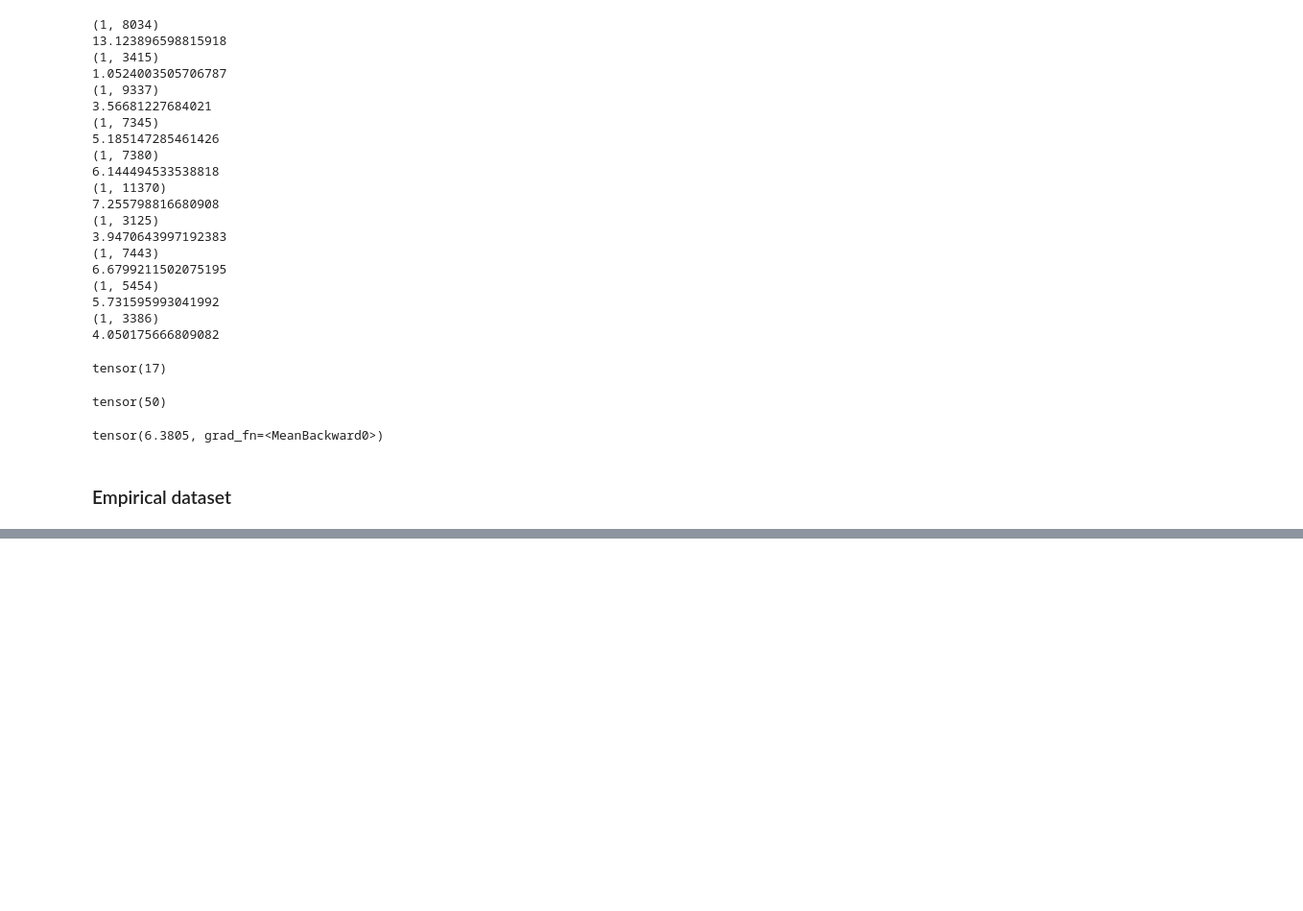
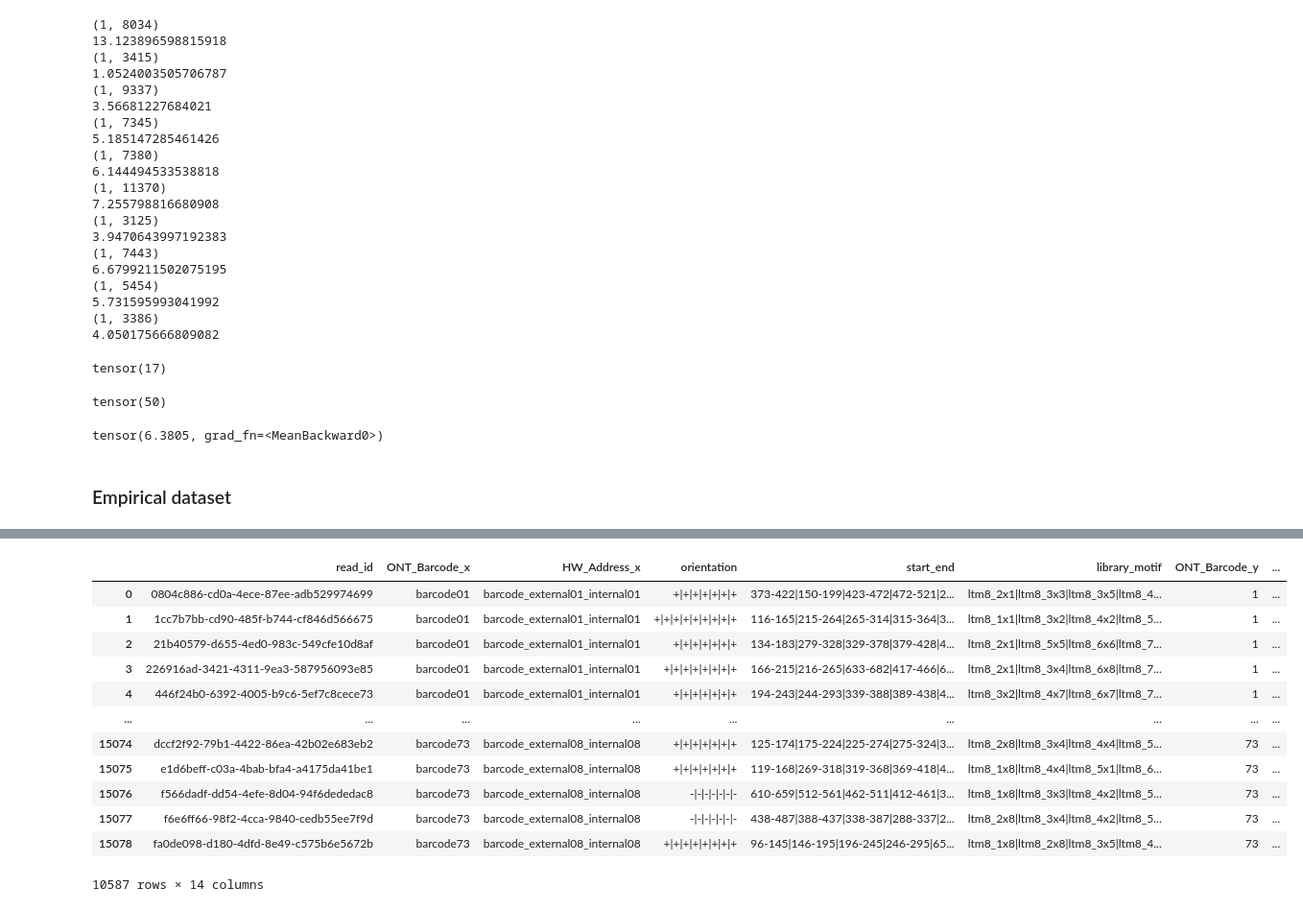
Before and after one commit to Parvfect/MotifCaller, a Jupyter notebook: dataset_testing.ipynb, the cells around one changed output, grey strips where cells are left out. Shown: that part at 96% size. Saved outputs shown, nothing was run; the diff lists cells and outputs as text; code cells hidden in the pictures; blank space fills up the shorter version.

```diff
--- a/dataset_testing.ipynb
+++ b/dataset_testing.ipynb
@@ -129,7 +129,7 @@ tensor(6.3805, grad_fn=<MeanBackward0>)
 # %% [markdown]
 ### Empirical dataset
 # %%
-dataset_path = r"C:\Users\Parv\Doc\HelixWorks\Basecalling\code\motifcaller\data\empirical\pickled_datasets\28_2_25.pkl"
+dataset_path = r"C:\Users\Parv\Doc\HelixWorks\Basecalling\code\motifcaller\data\empirical\pickled_datasets\forward_oriented.pkl"
 import pandas as pd
 # %%
 df = pd.read_pickle(dataset_path)
@@ -149 +142,3 @@ dataset_ = df.loc[
+# %%
+dataset_['motif_seq'] = dataset_['motif_seq'].apply(lambda j: create_reduced_spacer_transcript(j))
 # %%
@@ -150,0 +146,2 @@ dataset_.to_pickle(r"C:\Users\Parv\Doc\HelixWorks\Basecalling\code\motifcaller\d
+# %%
+dataset_['motif_seq'] = dataset_['motif_seq'].apply(lambda j: [i for i in j if i < 9])
@@ -151,3 +165,19 @@ dataset_.to_pickle(r"C:\Users\Parv\Doc\HelixWorks\Basecalling\code\motifcaller\d
+# %%
+dataset_
+# %% [output]
+|  | read_id | ONT_Barcode_x | HW_Address_x | orientation | start_end | library_motif | ONT_Barcode_y | ... |
+| 0 | 0804c886-cd0a-4ece-87ee-adb529974699 | barcode01 | barcode_external01_internal01 | +|+|+|+|+|+|+ | 373-422|150-199|423-472|472-521|2... | ltm8_2x1|ltm8_3x3|ltm8_3x5|ltm8_4... | 1 | ... |
+| 1 | 1cc7b7bb-cd90-485f-b744-cf846d566675 | barcode01 | barcode_external01_internal01 | +|+|+|+|+|+|+|+|+ | 116-165|215-264|265-314|315-364|3... | ltm8_1x1|ltm8_3x2|ltm8_4x2|ltm8_5... | 1 | ... |
+| 2 | 21b40579-d655-4ed0-983c-549cfe10d8af | barcode01 | barcode_external01_internal01 | +|+|+|+|+|+|+ | 134-183|279-328|329-378|379-428|4... | ltm8_2x1|ltm8_5x5|ltm8_6x6|ltm8_7... | 1 | ... |
+| 3 | 226916ad-3421-4311-9ea3-587956093e85 | barcode01 | barcode_external01_internal01 | +|+|+|+|+|+|+|+ | 166-215|216-265|633-682|417-466|6... | ltm8_2x1|ltm8_3x4|ltm8_6x8|ltm8_7... | 1 | ... |
+| 4 | 446f24b0-6392-4005-b9c6-5ef7c8cece73 | barcode01 | barcode_external01_internal01 | +|+|+|+|+|+|+ | 194-243|244-293|339-388|389-438|4... | ltm8_3x2|ltm8_4x7|ltm8_6x7|ltm8_7... | 1 | ... |
+| ... | ... | ... | ... | ... | ... | ... | ... | ... |
+| 15074 | dccf2f92-79b1-4422-86ea-42b02e683eb2 | barcode73 | barcode_external08_internal08 | +|+|+|+|+|+|+ | 125-174|175-224|225-274|275-324|3... | ltm8_2x8|ltm8_3x4|ltm8_4x4|ltm8_5... | 73 | ... |
+| 15075 | e1d6beff-c03a-4bab-bfa4-a4175da41be1 | barcode73 | barcode_external08_internal08 | +|+|+|+|+|+|+ | 119-168|269-318|319-368|369-418|4... | ltm8_1x8|ltm8_4x4|ltm8_5x1|ltm8_6... | 73 | ... |
+| 15076 | f566dadf-dd54-4efe-8d04-94f6dededac8 | barcode73 | barcode_external08_internal08 | -|-|-|-|-|-|- | 610-659|512-561|462-511|412-461|3... | ltm8_1x8|ltm8_3x3|ltm8_4x2|ltm8_5... | 73 | ... |
+| 15077 | f6e6ff66-98f2-4cca-9840-cedb55ee7f9d | barcode73 | barcode_external08_internal08 | -|-|-|-|-|-|- | 438-487|388-437|338-387|288-337|2... | ltm8_2x8|ltm8_3x4|ltm8_4x2|ltm8_5... | 73 | ... |
+| 15078 | fa0de098-d180-4dfd-8e49-c575b6e5672b | barcode73 | barcode_external08_internal08 | +|+|+|+|+|+|+|+ | 96-145|146-195|196-245|246-295|65... | ltm8_1x8|ltm8_2x8|ltm8_3x5|ltm8_4... | 73 | ... |
+10587 rows × 14 columns
 # %%
 df.rename(columns={"Spacer_Sequence": "motif_seq"}, inplace=True)
 # %%
```
Also changed, not shown: parts of 23 cells of this notebook, 10 other files.
